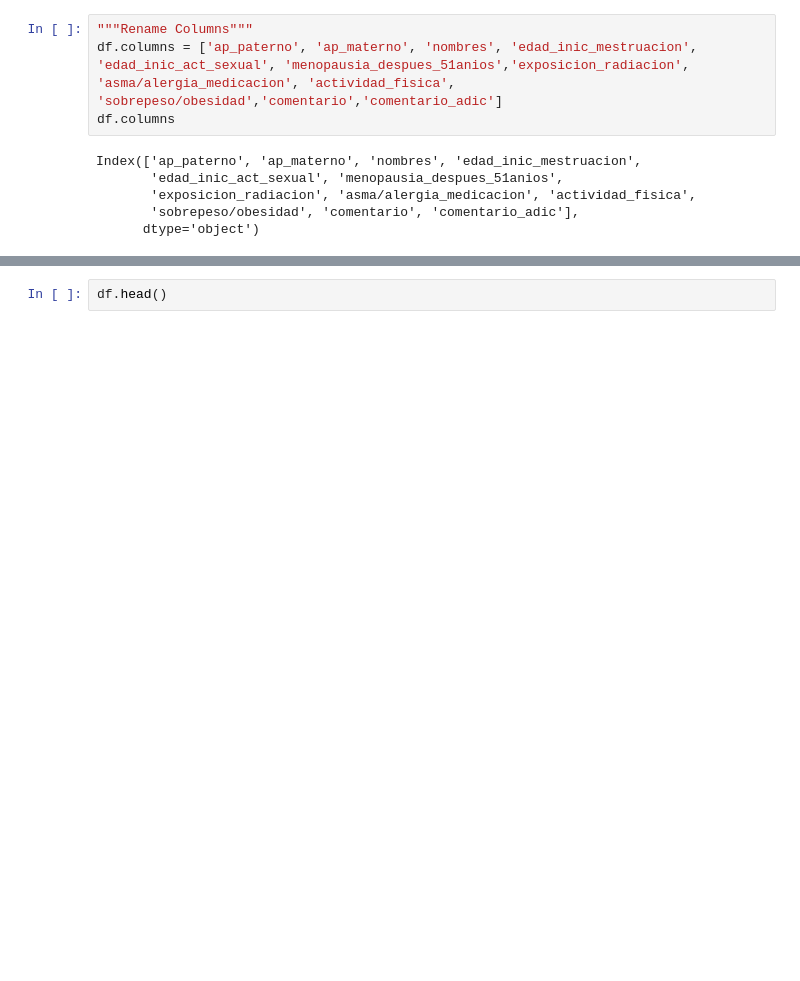
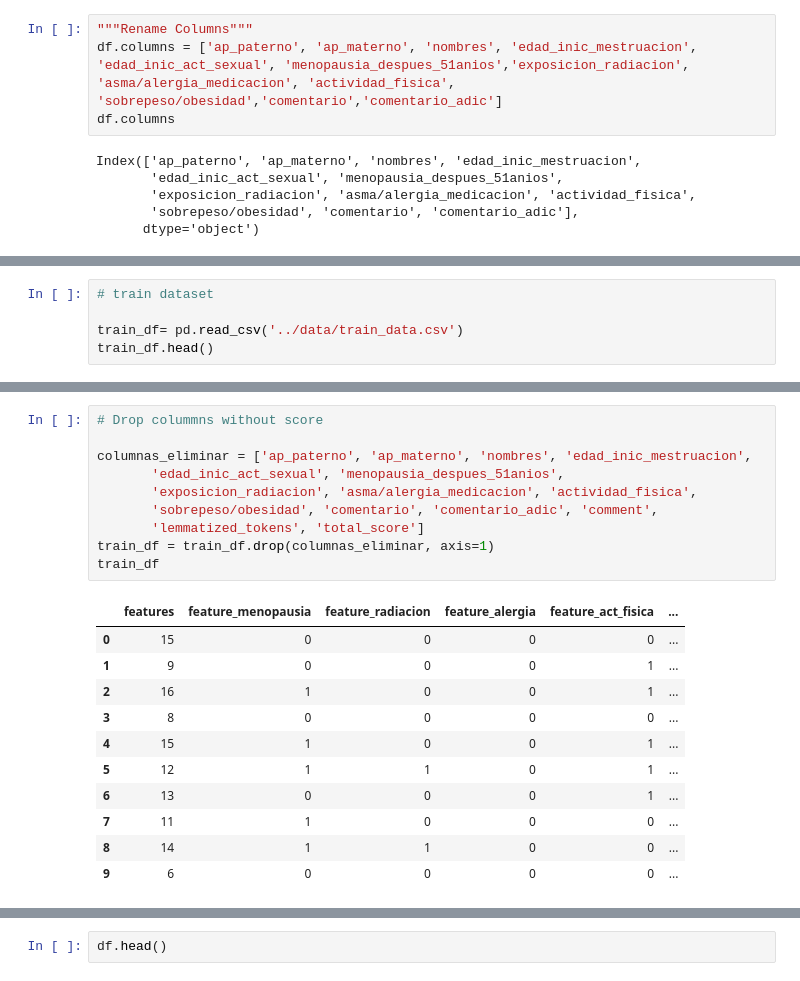
Before and after one commit to lugeminai/cancer_nlp, a Jupyter notebook: Preprocesing_clasification/preprocesing.ipynb, the cells around one changed output, grey strips where cells are left out. Saved outputs shown, nothing was run; the diff lists cells and outputs as text; blank space fills up the shorter version.

```diff
--- a/Preprocesing_clasification/preprocesing.ipynb
+++ b/Preprocesing_clasification/preprocesing.ipynb
@@ -152,0 +291,5 @@ df.head()
+# %%
+# train dataset
+
+train_df= pd.read_csv('../data/train_data.csv')
+train_df.head()
@@ -152,0 +304,22 @@ df.head()
+# %%
+# Drop colummns without score
+
+columnas_eliminar = ['ap_paterno', 'ap_materno', 'nombres', 'edad_inic_mestruacion',
+       'edad_inic_act_sexual', 'menopausia_despues_51anios',
+       'exposicion_radiacion', 'asma/alergia_medicacion', 'actividad_fisica',
+       'sobrepeso/obesidad', 'comentario', 'comentario_adic', 'comment',
+       'lemmatized_tokens', 'total_score']
+train_df = train_df.drop(columnas_eliminar, axis=1)
+train_df
+# %% [output]
+|  | features | feature_menopausia | feature_radiacion | feature_alergia | feature_act_fisica | ... |
+| 0 | 15 | 0 | 0 | 0 | 0 | ... |
+| 1 | 9 | 0 | 0 | 0 | 1 | ... |
+| 2 | 16 | 1 | 0 | 0 | 1 | ... |
+| 3 | 8 | 0 | 0 | 0 | 0 | ... |
+| 4 | 15 | 1 | 0 | 0 | 1 | ... |
+| 5 | 12 | 1 | 1 | 0 | 1 | ... |
+| 6 | 13 | 0 | 0 | 0 | 1 | ... |
+| 7 | 11 | 1 | 0 | 0 | 0 | ... |
+| 8 | 14 | 1 | 1 | 0 | 0 | ... |
+| 9 | 6 | 0 | 0 | 0 | 0 | ... |
```
Also changed, not shown: parts of 23 cells of this notebook, 2 other files.
